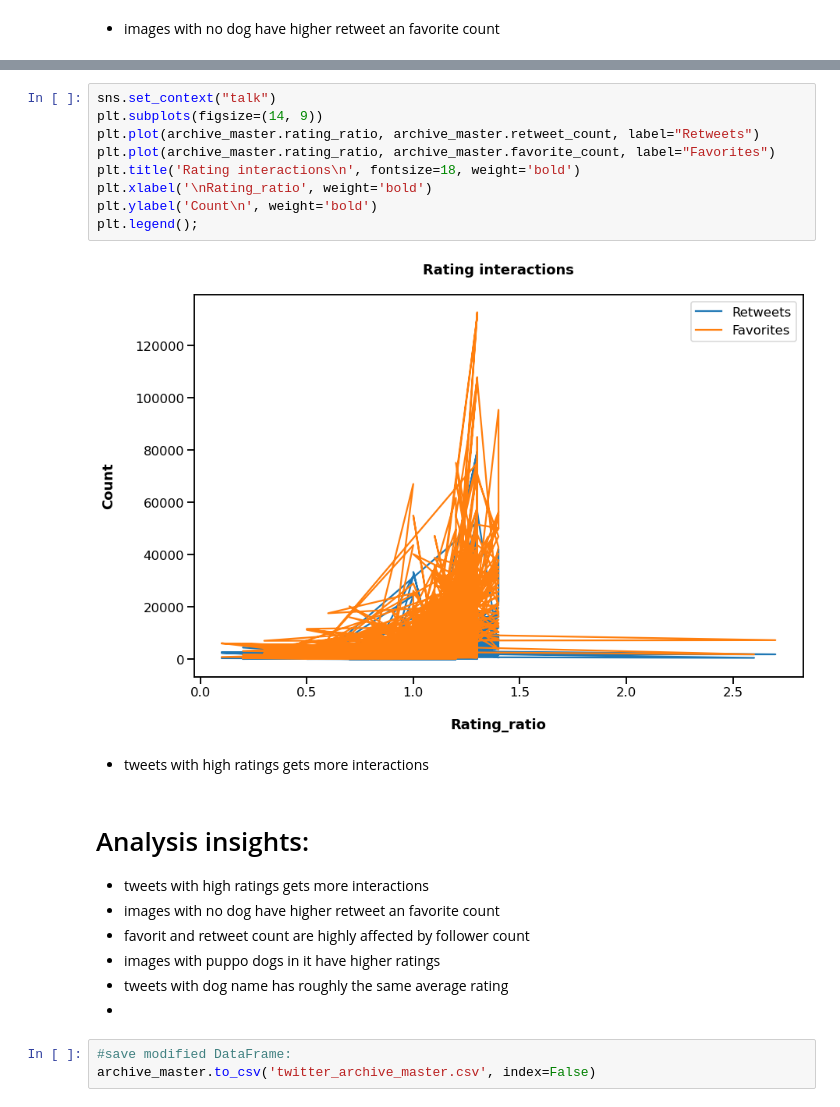
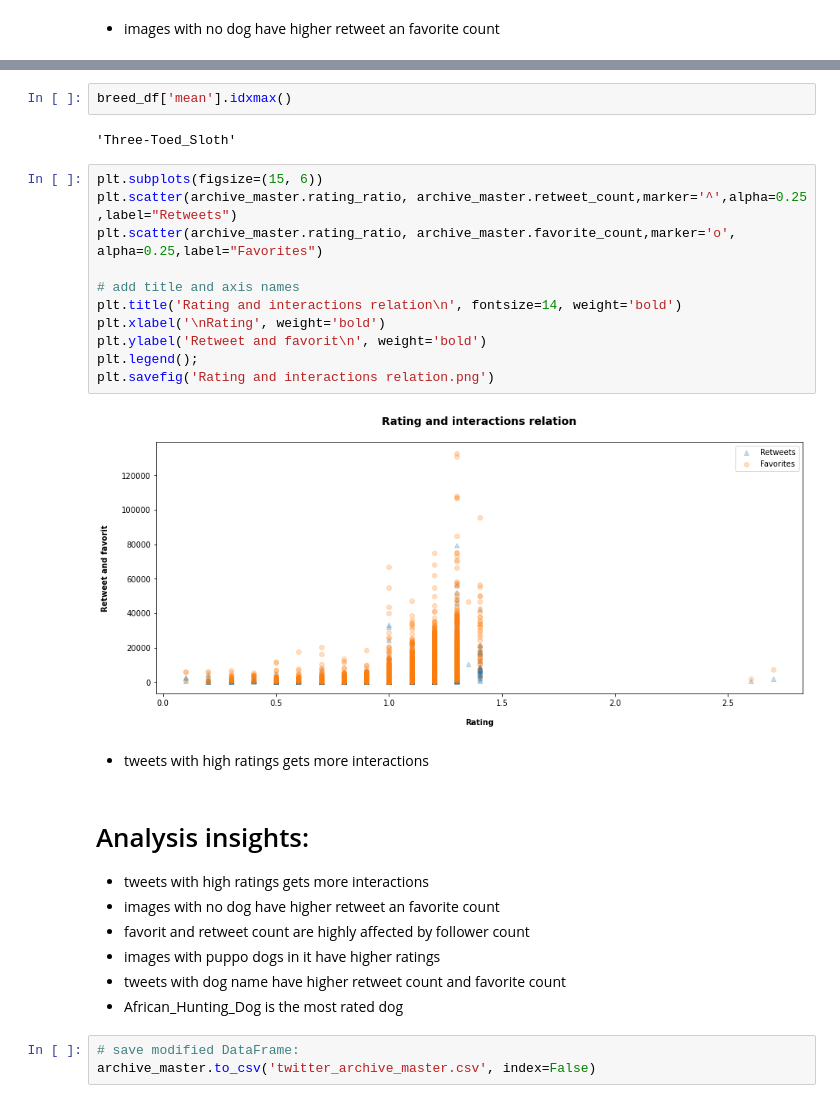
Before and after one commit to Kamnosho/WeRateDogs_project, a Jupyter notebook: wrangle_act.ipynb, the cells around one changed output, grey strips where cells are left out. Drawn from its saved outputs; the diff is of its cells as text.

```diff
--- a/wrangle_act.ipynb
+++ b/wrangle_act.ipynb
@@ -869,14 +923,20 @@ archive_master.groupby(['is_dog_image'])['relative_interactions'].describe()
+# %%
+breed_df['mean'].idxmax()
+# %% [output]
+'Three-Toed_Sloth'
 # %%
-sns.set_context("talk")
-plt.subplots(figsize=(14, 9))
-plt.plot(archive_master.rating_ratio, archive_master.retweet_count, label="Retweets")
-plt.plot(archive_master.rating_ratio, archive_master.favorite_count, label="Favorites")
-plt.title('Rating interactions\n', fontsize=18, weight='bold')
-plt.xlabel('\nRating_ratio', weight='bold')
-plt.ylabel('Count\n', weight='bold')
+plt.subplots(figsize=(15, 6))
+plt.scatter(archive_master.rating_ratio, archive_master.retweet_count,marker='^',alpha=0.25 ,label="Retweets")
+plt.scatter(archive_master.rating_ratio, archive_master.favorite_count,marker='o', alpha=0.25,label="Favorites")
+
+# add title and axis names
+plt.title('Rating and interactions relation\n', fontsize=14, weight='bold')
+plt.xlabel('\nRating', weight='bold')
+plt.ylabel('Retweet and favorit\n', weight='bold')
 plt.legend();
+plt.savefig('Rating and interactions relation.png')
 # %% [output]
-[figure, old version]
+[figure, new version]
 # %% [markdown]
 - tweets with high ratings gets more interactions
 # %% [markdown]
@@ -885,8 +945,8 @@ plt.legend();
 - images with no dog have higher retweet an favorite count
 - favorit and retweet count are highly affected by follower count
 - images with puppo dogs in it have higher ratings
-- tweets with dog name has roughly the same average rating
--
+- tweets with dog name have higher retweet count and favorite count
+- African_Hunting_Dog is the most rated dog
 # %%
-#save modified DataFrame:
+# save modified DataFrame:
 archive_master.to_csv('twitter_archive_master.csv', index=False)
```
Also changed, not shown: parts of 22 cells of this notebook, 2 other files.
